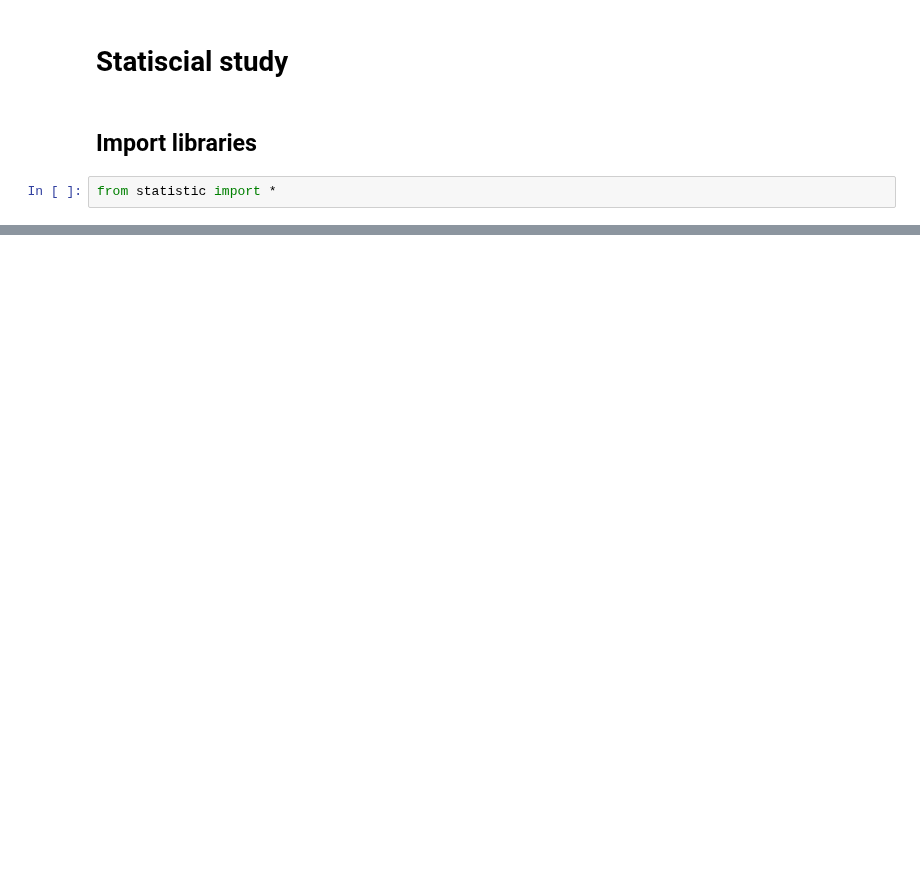
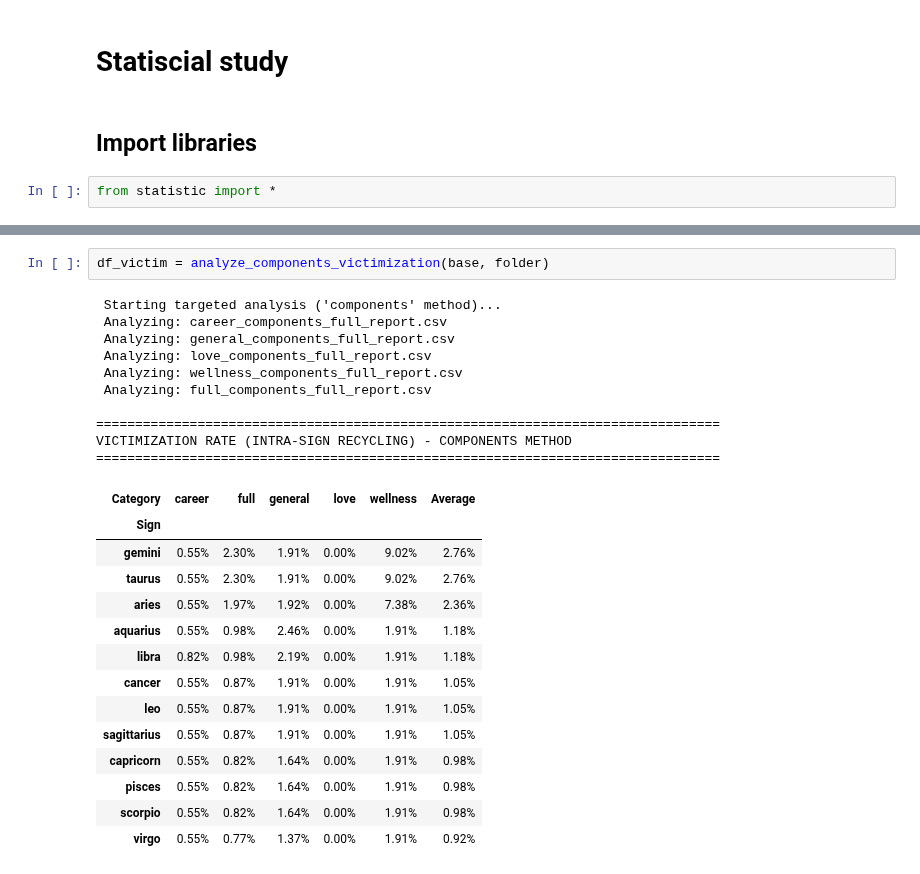
Before and after one commit to andregodinhodtu/02807_Comp_tools_project_group_02, a Jupyter notebook: notebooks/notebook_statistic.ipynb, the cells around one changed output, grey strips where cells are left out. Drawn from its saved outputs; the diff is of its cells as text; blank space fills up the shorter version.

```diff
--- a/notebooks/notebook_statistic.ipynb
+++ b/notebooks/notebook_statistic.ipynb
@@ -204,0 +85,27 @@ TOP 10 MOST COHERENT CLUSTERS
+# %%
+df_victim = analyze_components_victimization(base, folder)
+# %% [output]
+ Starting targeted analysis ('components' method)...
+ Analyzing: career_components_full_report.csv
+ Analyzing: general_components_full_report.csv
+ Analyzing: love_components_full_report.csv
+ Analyzing: wellness_components_full_report.csv
+ Analyzing: full_components_full_report.csv
+
+================================================================================
+VICTIMIZATION RATE (INTRA-SIGN RECYCLING) - COMPONENTS METHOD
+================================================================================
+| Category | career | full | general | love | wellness | Average |
+| Sign |  |  |  |  |  |  |
+| gemini | 0.55% | 2.30% | 1.91% | 0.00% | 9.02% | 2.76% |
+| taurus | 0.55% | 2.30% | 1.91% | 0.00% | 9.02% | 2.76% |
+| aries | 0.55% | 1.97% | 1.92% | 0.00% | 7.38% | 2.36% |
+| aquarius | 0.55% | 0.98% | 2.46% | 0.00% | 1.91% | 1.18% |
+| libra | 0.82% | 0.98% | 2.19% | 0.00% | 1.91% | 1.18% |
+| cancer | 0.55% | 0.87% | 1.91% | 0.00% | 1.91% | 1.05% |
+| leo | 0.55% | 0.87% | 1.91% | 0.00% | 1.91% | 1.05% |
+| sagittarius | 0.55% | 0.87% | 1.91% | 0.00% | 1.91% | 1.05% |
+| capricorn | 0.55% | 0.82% | 1.64% | 0.00% | 1.91% | 0.98% |
+| pisces | 0.55% | 0.82% | 1.64% | 0.00% | 1.91% | 0.98% |
+| scorpio | 0.55% | 0.82% | 1.64% | 0.00% | 1.91% | 0.98% |
+| virgo | 0.55% | 0.77% | 1.37% | 0.00% | 1.91% | 0.92% |
```
Also changed, not shown: parts of 15 cells of this notebook, 1 other file.
